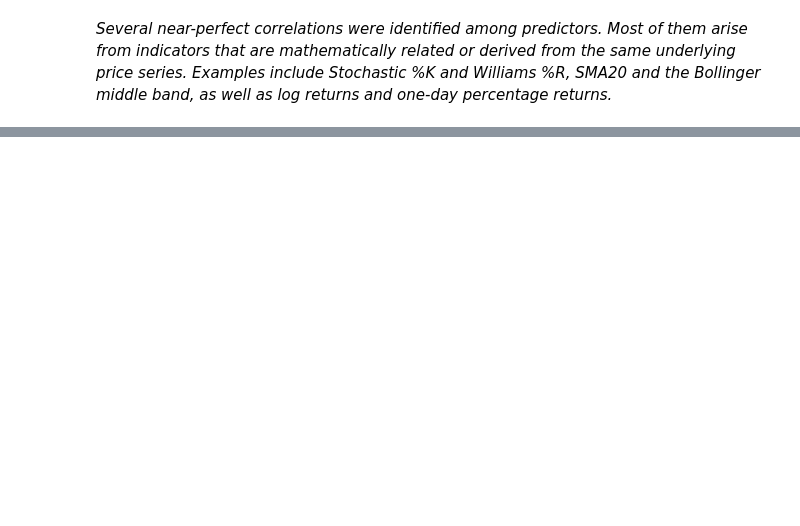
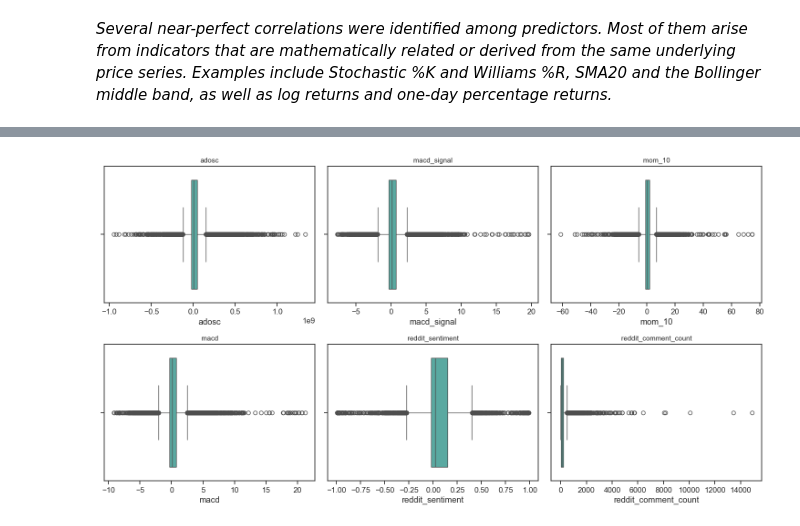
Before and after one commit to gaga1307/nlp_stock_market, a Jupyter notebook: 07_initial_feature_preprocessing.ipynb, the cells around one changed output, grey strips where cells are left out. Saved outputs shown, nothing was run; the diff lists cells and outputs as text; code cells hidden in the pictures; blank space fills up the shorter version.

```diff
--- a/07_initial_feature_preprocessing.ipynb
+++ b/07_initial_feature_preprocessing.ipynb
@@ -162,0 +211,18 @@ high_corr[high_corr["correlation"]>0.90]
+# %%
+def iqr_outlier_share(series, k=1.5):
+    q1, q3 = series.quantile(0.25), series.quantile(0.75)
+    iqr = q3 - q1
+    lower, upper = q1 - k * iqr, q3 + k * iqr
+    return ((series < lower) | (series > upper)).mean()
+
+outlier_summary = (
+    pd.Series(
+        {col: iqr_outlier_share(df[col].dropna()) for col in feature_cols},
+        name='outlier_share'
+    )
+    .sort_values(ascending=False)
+    .to_frame()
+)
+outlier_summary['outlier_pct'] = (100 * outlier_summary['outlier_share']).round(2)
+
+outlier_summary.head(15)
@@ -162,0 +246,11 @@ high_corr[high_corr["correlation"]>0.90]
+# %%
+top_outlier_features = outlier_summary.head(6).index.tolist()
+
+fig, axes = plt.subplots(2, 3, figsize=(15, 8))
+for ax, col in zip(axes.flat, top_outlier_features):
+    sns.boxplot(x=df[col], ax=ax, color='#4DB6AC')
+    ax.set_title(col, fontsize=11)
+plt.tight_layout()
+plt.show()
+# %% [output]
+[figure, added]
```
Also changed, not shown: parts of 12 cells of this notebook, 1 other file.
